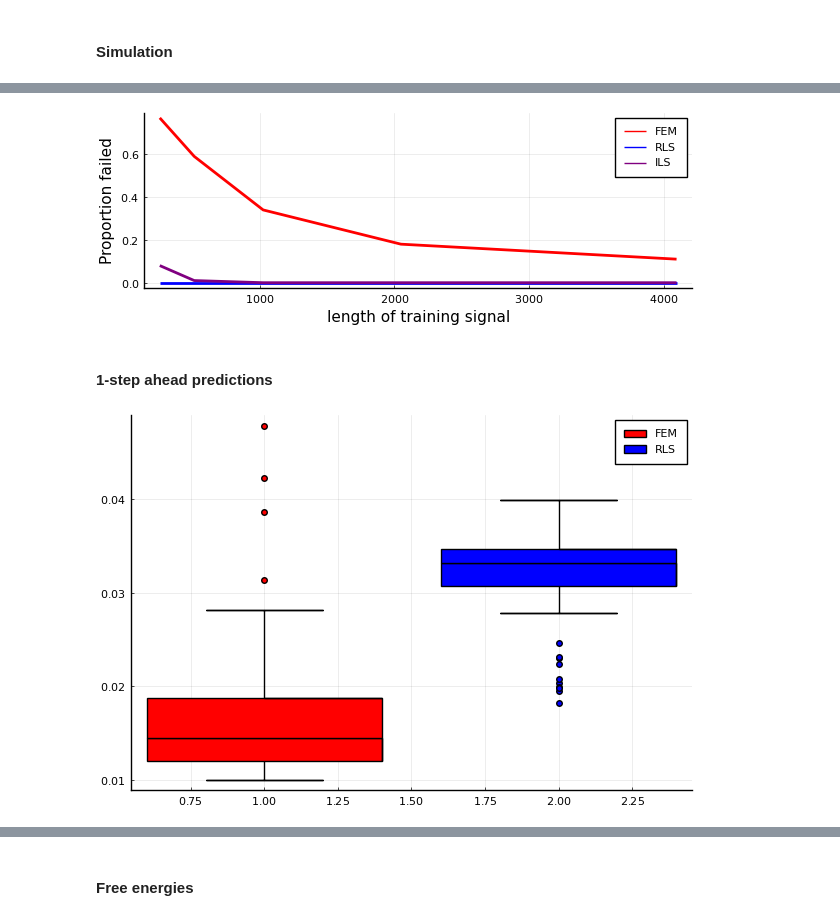
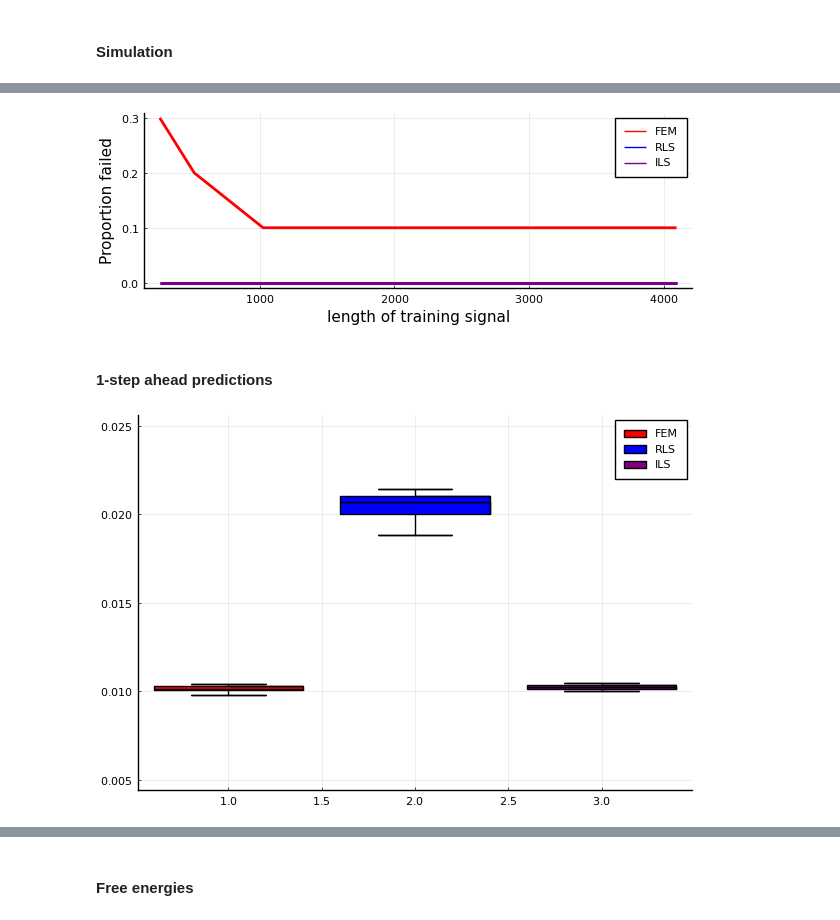
Before and after one commit to biaslab/ACC2022-vmpNARMAX, a Jupyter notebook: experiments-verification/collect-results.ipynb, the cells around one changed output, grey strips where cells are left out. Cells and saved outputs as stored; diff of their text form; code cells hidden in the pictures.

```diff
--- a/experiments-verification/collect-results.ipynb
+++ b/experiments-verification/collect-results.ipynb
@@ -18,7 +18,7 @@ styles = [:solid, :dash, :dot, :dashdot];
 # %% [markdown]
 ### Experiment
 # %%
-NR = 100
+NR = 10
 
 # NT = [500,1000,2000,4000]
 NT = 2 .^collect(8:12)
@@ -73,7 +73,7 @@ instab_sim_ILS = mean(isnan.(RMS_sim_ILS),dims=1)
 instab_prd_ILS = mean(isnan.(RMS_prd_ILS),dims=1)
 
 # Populate RMS array
-trim_prctile = 0.05
+trim_prctile = 0.10
 for n = 1:NE
     results_sim_FEM[n,1] = tmean(filter(!isnan, RMS_sim_FEM[:,n]), tr=trim_prctile)
     results_sim_FEM[n,2] = trimse(filter(!isnan, RMS_sim_FEM[:,n]), tr=trim_prctile)
@@ -86,9 +86,9 @@ for n = 1:NE
     results_prd_RLS[n,2] = trimse(filter(!isnan, RMS_prd_RLS[:,n]), tr=trim_prctile)
 
     results_sim_ILS[n,1] = tmean(filter(!isnan, RMS_sim_ILS[:,n]), tr=trim_prctile)
-#     results_sim_ILS[n,2] = trimse(filter(!isnan, RMS_sim_ILS[:,n]), tr=trim_prctile)
+    results_sim_ILS[n,2] = trimse(filter(!isnan, RMS_sim_ILS[:,n]), tr=trim_prctile)
     results_prd_ILS[n,1] = tmean(filter(!isnan, RMS_prd_ILS[:,n]), tr=trim_prctile)
-#     results_prd_ILS[n,2] = trimse(filter(!isnan, RMS_prd_ILS[:,n]), tr=trim_prctile)
+    results_prd_ILS[n,2] = trimse(filter(!isnan, RMS_prd_ILS[:,n]), tr=trim_prctile)
 
     avg_FE[n,1] = tmean(filter(!isnan, avg_FE_r[:,n]), tr=trim_prctile)
     avg_FE[n,2] = trimse(filter(!isnan, avg_FE_r[:,n]), tr=trim_prctile)
@@ -139,18 +139,18 @@ p111 = plot(NT, instab_sim_FEM', color="red", label="FEM", linewidth=2, ylabel="
 plot!(NT, instab_sim_RLS', color="blue", label="RLS", linewidth=2)#, ylims=[0., 1.])
 plot!(NT, instab_sim_ILS', color="purple", label="ILS", linewidth=2)
 # %% [output]
-[figure, old version]
+[figure, new version]
 # %%
 savefig(p111, "figures/NARMAX-propfail-sim_deg"*string(deg)*"_order"*string(order)*".png")
 # %% [markdown]
 #### 1-step ahead predictions
 # %%
 n = 4
-boxplot(filter(!isnan, RMS_prd_FEM[:,n]), color="red", label="FEM")
+boxplot(filter(!isnan, RMS_prd_FEM[:,n]), color="red", label="FEM", ylims=[.005, .025])
 boxplot!(filter(!isnan, RMS_prd_RLS[:,n]), color="blue", label="RLS")
-# boxplot!(filter(!isnan, RMS_prd_ILS[:,n]), color="purple", label="ILS")
+boxplot!(filter(!isnan, RMS_prd_ILS[:,n]), color="purple", label="ILS")
 # %% [output]
-[figure, old version]
+[figure, new version]
 # %%
 p7 = plot(NT, results_prd_FEM[:,1],
           ribbon=[results_prd_FEM[:,2] results_prd_FEM[:,2]],
```
Also changed, not shown: parts of 6 cells of this notebook.
